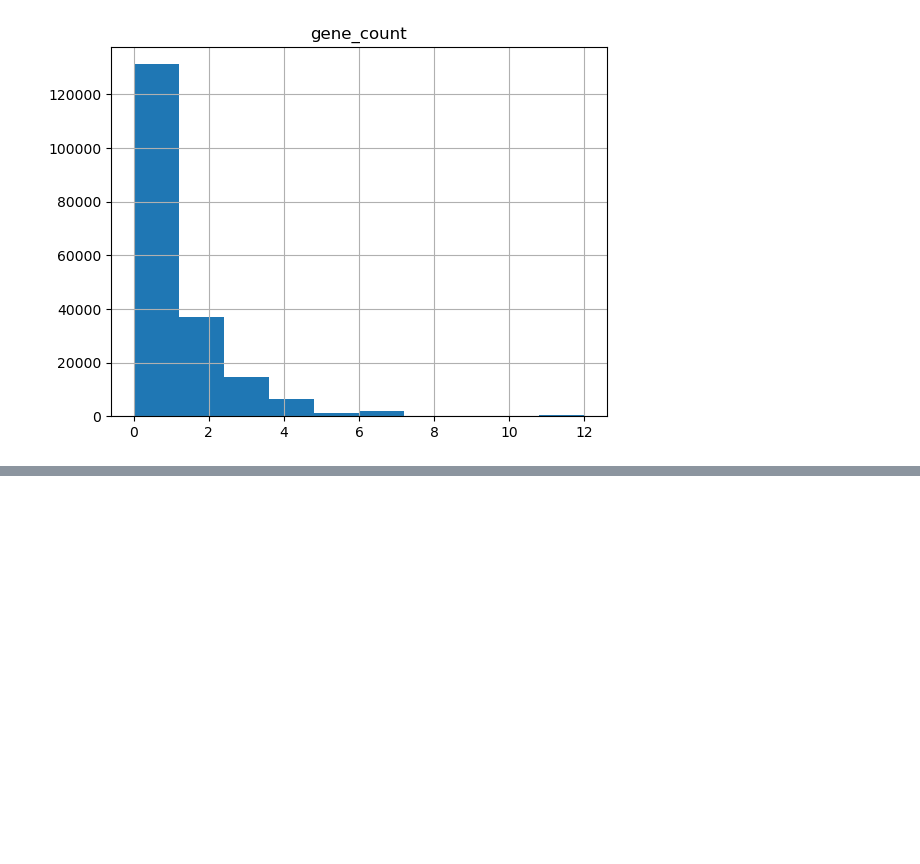
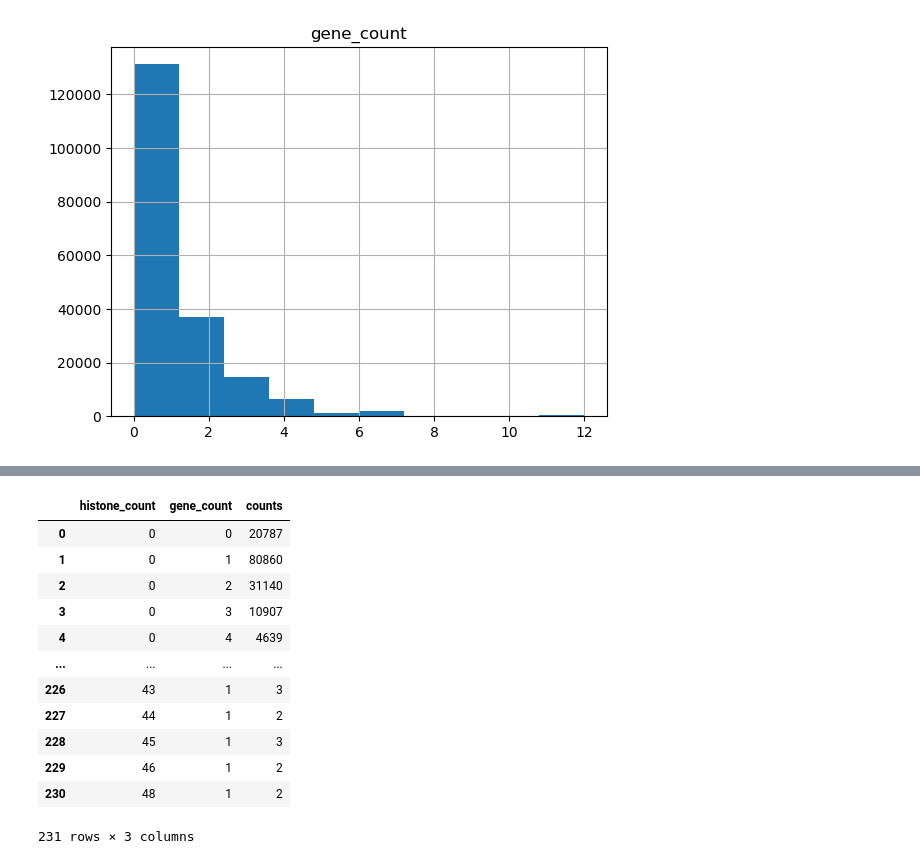
Before and after one commit to munif/epi-thesis, a Jupyter notebook: Split Data.ipynb, the cells around one changed output, grey strips where cells are left out. Cells and saved outputs as stored; diff of their text form; code cells hidden in the pictures; blank space fills up the shorter version.

```diff
--- a/Split Data.ipynb
+++ b/Split Data.ipynb
@@ -489,0 +503,16 @@ ncbiRefSeq_chr_df.to_csv(f"dataset/gene_count/{chrom}.csv", index=False)
+# %%
+ncbiRefSeq_chr_df.groupby(['histone_count', 'gene_count']).size().reset_index(name='counts')
+# %% [output]
+|  | histone_count | gene_count | counts |
+| 0 | 0 | 0 | 20787 |
+| 1 | 0 | 1 | 80860 |
+| 2 | 0 | 2 | 31140 |
+| 3 | 0 | 3 | 10907 |
+| 4 | 0 | 4 | 4639 |
+| ... | ... | ... | ... |
+| 226 | 43 | 1 | 3 |
+| 227 | 44 | 1 | 2 |
+| 228 | 45 | 1 | 3 |
+| 229 | 46 | 1 | 2 |
+| 230 | 48 | 1 | 2 |
+231 rows × 3 columns
```
Also changed, not shown: parts of 25 cells of this notebook, 4 other files.
